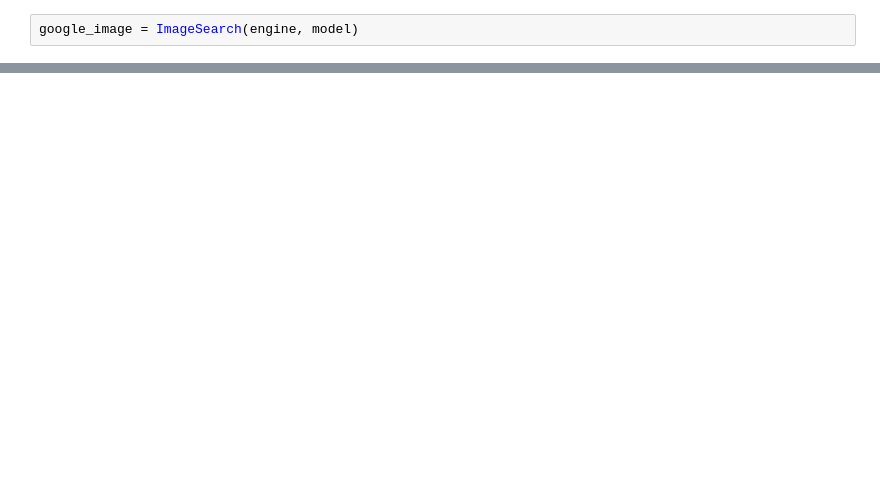
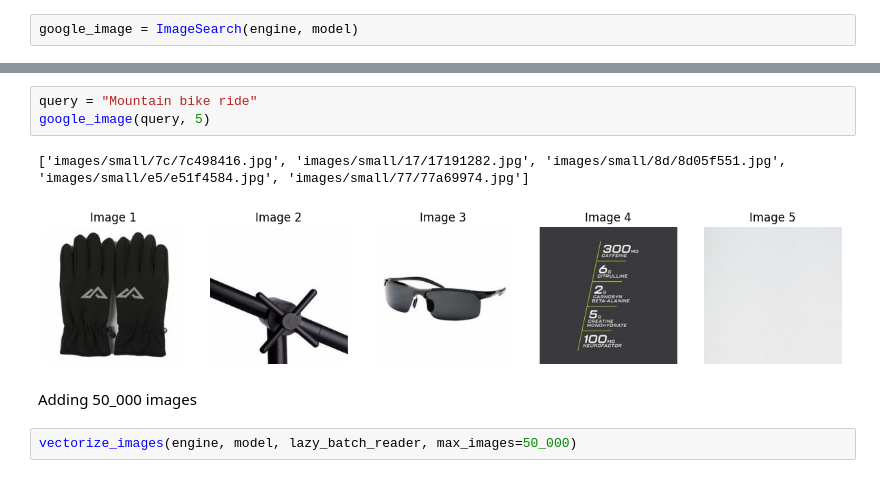
Before and after one commit to mnozkiewicz/MLOPS, a Jupyter notebook: lab4/homework/database.ipynb, the cells around one changed output, grey strips where cells are left out. Cells and saved outputs as stored; diff of their text form; blank space fills up the shorter version.

```diff
--- a/lab4/homework/database.ipynb
+++ b/lab4/homework/database.ipynb
@@ -171,0 +198,10 @@ google_image.display_images(paths)
+# %%
+query = "Mountain bike ride"
+google_image(query, 5)
+# %% [output]
+['images/small/7c/7c498416.jpg', 'images/small/17/17191282.jpg', 'images/small/8d/8d05f551.jpg', 'images/small/e5/e51f4584.jpg', 'images/small/77/77a69974.jpg']
+[figure, added]
+# %% [markdown]
+Adding 50_000 images
+# %%
+vectorize_images(engine, model, lazy_batch_reader, max_images=50_000)
```
Also changed, not shown: parts of 19 cells of this notebook.
